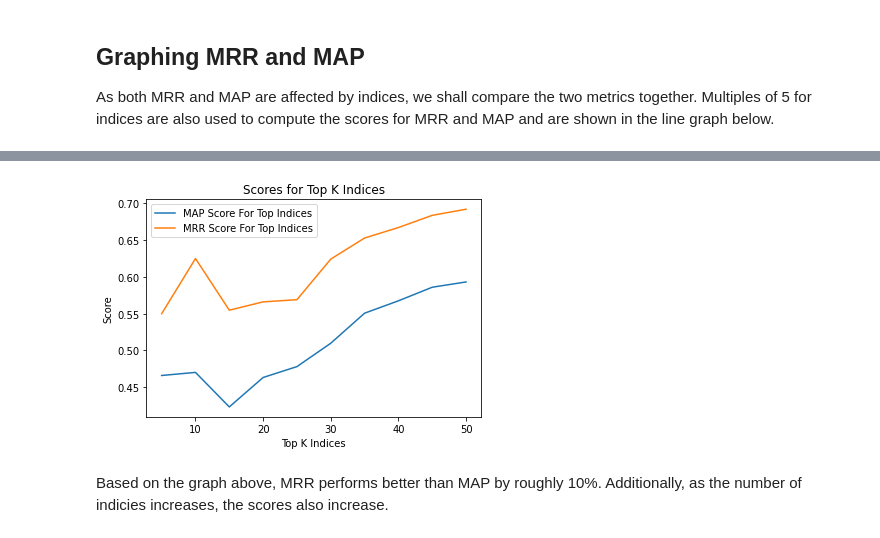
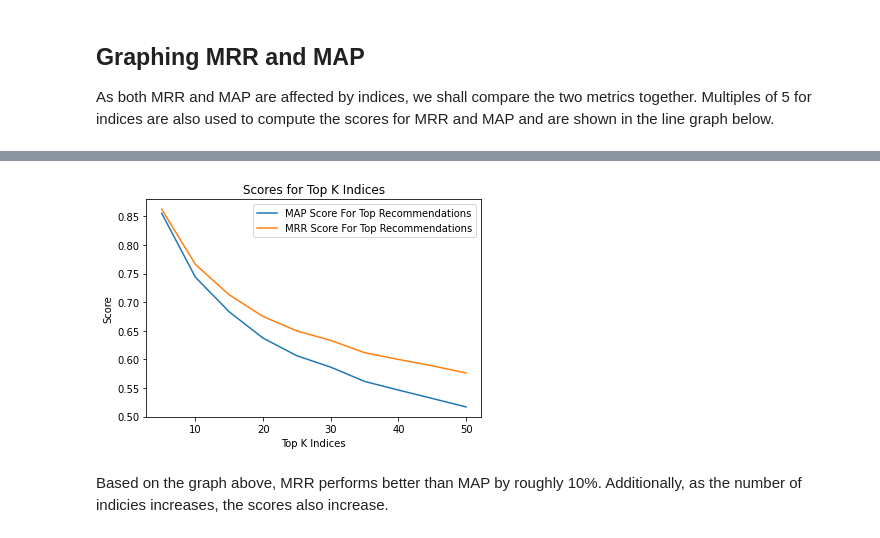
Before and after one commit to YeshaP/ENSF544_Proj2, a Jupyter notebook: Project2-1.ipynb, the cells around one changed output, grey strips where cells are left out. Cells and saved outputs as stored; diff of their text form; code cells hidden in the pictures.

Commit message:
made base for part 2. Just need to fill in plots and the two methodologies. Rest is done

```diff
--- a/Project2-1.ipynb
+++ b/Project2-1.ipynb
@@ -407,0 +433,40 @@ scores_dataFrame_Indices
+# %%
+# pre correction
+
+# def get_top_k_indices(matrix, k):
+#     return np.argsort(matrix)[-k:]
+#
+# def getTopIndexesMrrMap():
+#     mrr_dict,map_dict={"number_recommendations":top_indices_list},{"number_recommendations":top_indices_list}
+#
+#     for methodNumber,similarities in enumerate((similarities1,similarities2,similarities3),1):
+#         indices = [list(reversed(get_top_k_indices(row, 50).tolist())) for row in similarities]
+#         top_values = [[similarities[row, col] for col in item] for row, item in enumerate(indices)]
+#         top_labels = [[labels[row, col] for col in item] for row, item in enumerate(indices)]
+#         mrr_dict[f"method{methodNumber}"] = [getMrrValue(np.array(top_labels[:index]), np.array(top_values[:index])) for index in top_indices_list]
+#         map_dict[f"method{methodNumber}"] = [getMAPValue(top_labels[:index], top_values[:index]) for index in top_indices_list]
+#
+#     return pd.DataFrame(mrr_dict), pd.DataFrame(map_dict)
+
+
+def get_top_k_indices(matrix, k):
+    #                                 reverse
+    return np.argsort(matrix)[:,-k:][:,::-1]
+
+def getTopIndexesMrrMap():
+    mrr_dict,map_dict={"number_recommendations":top_indices_list},{"number_recommendations":top_indices_list}
+
+    for methodNumber,similarities in enumerate((similarities1,similarities2,similarities3),1):
+        indices = get_top_k_indices(similarities, 50)
+        top_values=np.take_along_axis(similarities, indices,axis=1)
+        top_labels=np.take_along_axis(labels, indices,axis=1)
+        mrr_dict[f"method{methodNumber}"] = [getMrrValue(top_labels[:, :index], top_values[:,:index]) for index in top_indices_list]
+        map_dict[f"method{methodNumber}"] = [getMAPValue(top_labels[:, :index], top_values[:,:index]) for index in top_indices_list]
+
+    return pd.DataFrame(mrr_dict), pd.DataFrame(map_dict)
+
+mrr_score_df,map_score_df=getTopIndexesMrrMap()
+display("mrr")
+display(mrr_score_df)
+display("map")
+display(map_score_df)
@@ -408,12 +498,13 @@ scores_dataFrame_Indices
 # %%
-plt.plot(top_indices_list, map_score_top_indices, label = "MAP Score For Top Indices")
-plt.plot(top_indices_list, mrr_score_top_indices, label = "MRR Score For Top Indices")
+# todo have map and mrr separate
+plt.plot(top_indices_list, map_score_df["method1"], label = "MAP Score For Top Recommendations")
+plt.plot(top_indices_list, mrr_score_df["method1"], label = "MRR Score For Top Recommendations")
 plt.xlabel('Top K Indices')
 plt.ylabel('Score')
 plt.title("Scores for Top K Indices")
 plt.legend()
 plt.show()
 # %% [output]
-[figure, old version]
+[figure, new version]
 # %% [markdown]
 Based on the graph above, MRR performs better than MAP by roughly 10%. Additionally, as the number of indicies increases, the scores also increase.
```
Also changed, not shown: parts of 14 cells of this notebook.
